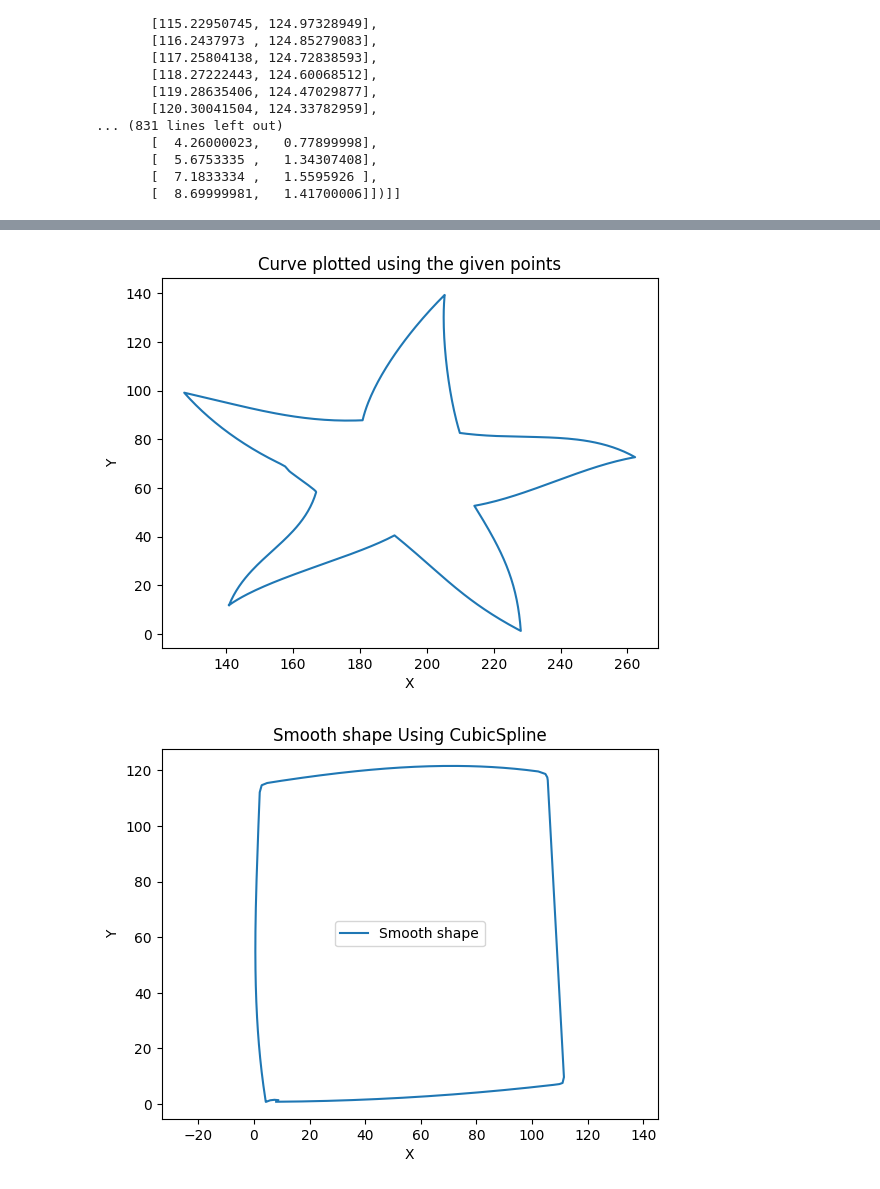
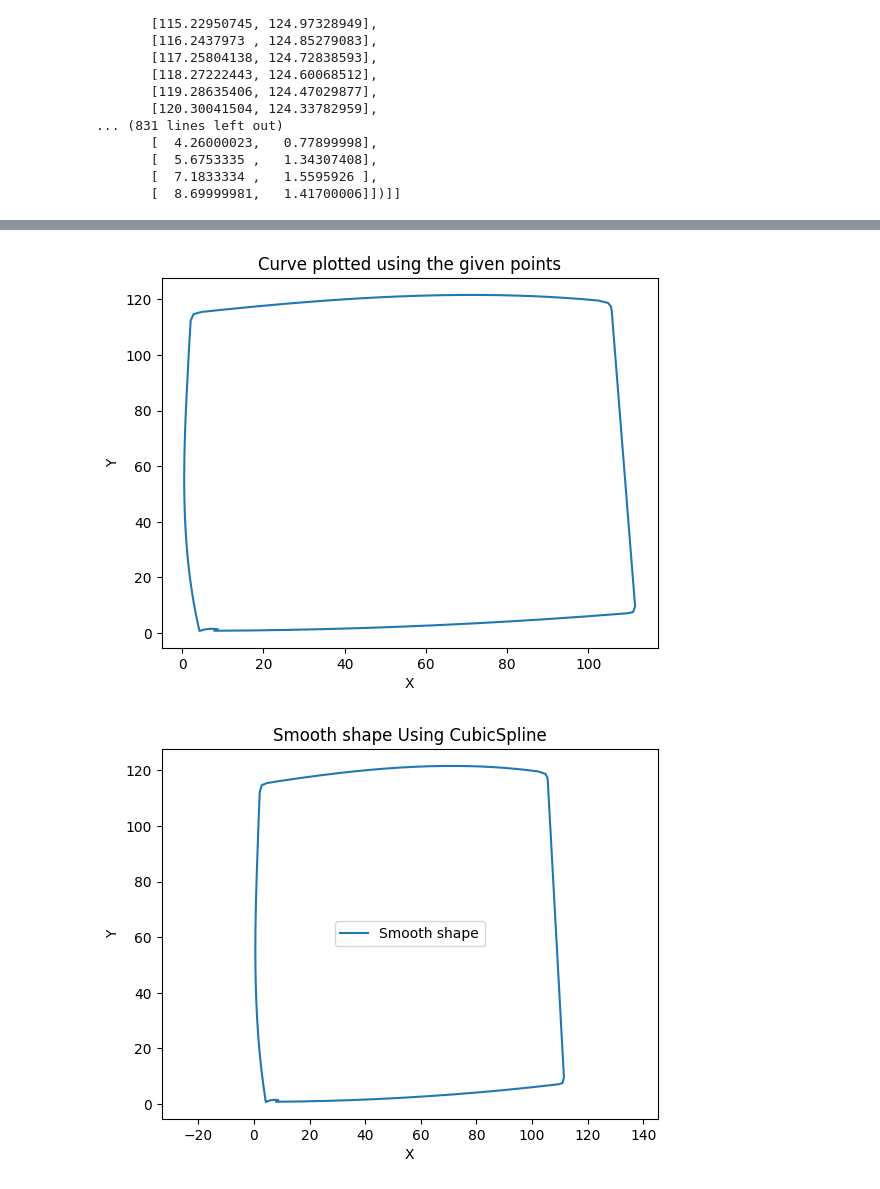
Before and after one commit to manushi1224/ADOBE_GEN_SOLVE, a Jupyter notebook: adobe_test/open_cv_test.ipynb, the cells around one changed output, grey strips where cells are left out. Cells and saved outputs as stored; diff of their text form; code cells hidden in the pictures.

```diff
--- a/adobe_test/open_cv_test.ipynb
+++ b/adobe_test/open_cv_test.ipynb
@@ -76,24 +78,24 @@ plt.show()
 # %%
 import numpy as np
 import matplotlib.pyplot as plt
 
 x, y = [], []
 for path_XY in paths:
     for XY in path_XY:
         x.append(XY[:, 0])
         y.append(XY[:, 1])
 
-x = np.array(x[1])
-y = np.array(y[1])
+x = np.array(x[2])
+y = np.array(y[2])
 
 
 plt.plot(x, y)
 plt.title("Curve plotted using the given points")
 plt.xlabel("X")
 plt.ylabel("Y")
 plt.show()
 # %% [output]
-[figure, old version]
+[figure, new version]
 # %%
 import numpy as np
 # from scipy.interpolate import CubicSpline
```
Also changed, not shown: parts of 2 cells of this notebook, 1 other file.
